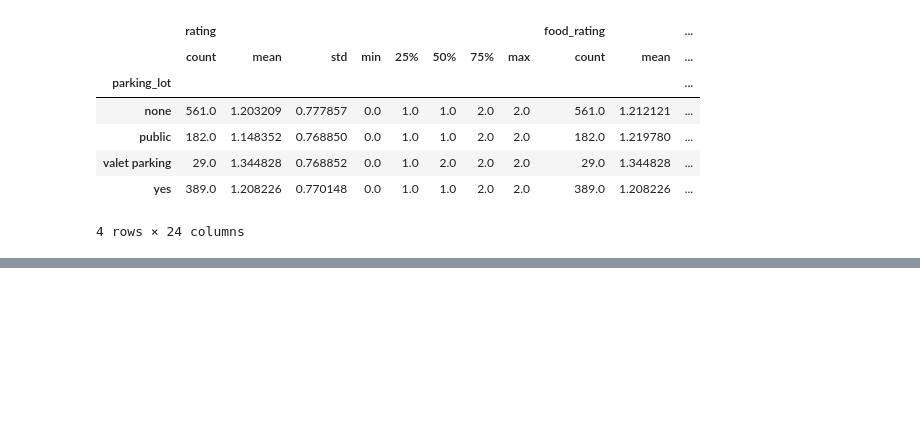
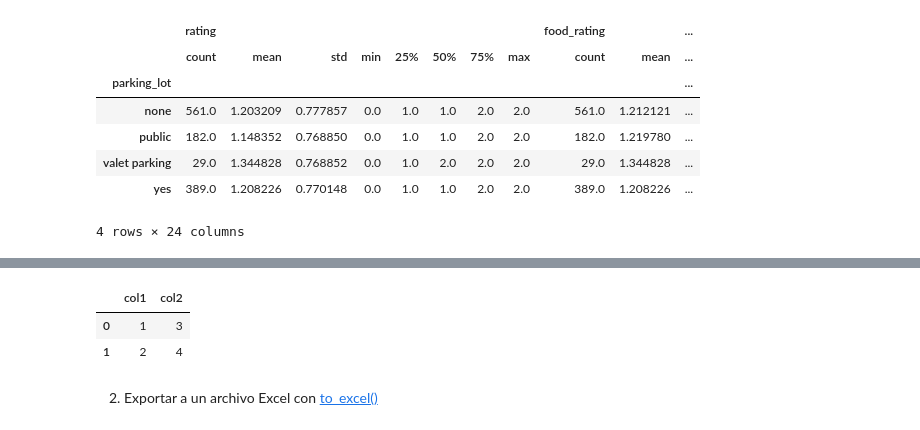
Before and after one commit to lgomezt/Intro_Python, a Jupyter notebook: Introducción al análisis de datos en Python/Modulo 2. Pandas/Scripts/Sesión 6. Merge y Group By.ipynb, the cells around one changed output, grey strips where cells are left out. Saved outputs shown, nothing was run; the diff lists cells and outputs as text; code cells hidden in the pictures; blank space fills up the shorter version.

Commit message:
Complementar modulo pandas

```diff
--- a/Introducción al análisis de datos en Python/Modulo 2. Pandas/Scripts/Sesión 6. Merge y Group By.ipynb
+++ b/Introducción al análisis de datos en Python/Modulo 2. Pandas/Scripts/Sesión 6. Merge y Group By.ipynb
@@ -574,6 +574,7 @@ ratings.groupby("parking_lot").agg(rating_media = ("rating", 'mean'),
 | valet parking | 1.344828 | 2 | 2.0 |
 | yes | 1.208226 | 2 | 1.0 |
 # %%
+pd.set_option('display.max_columns', None)
 ratings.groupby("parking_lot")[["rating", "food_rating", "service_rating"]].describe()
 # %% [output]
 |  | rating |  |  |  |  |  |  |  | food_rating |  | ... |
@@ -586,0 +592,8 @@ ratings.groupby("parking_lot")[["rating", "food_rating", "service_rating"]].desc
+# %%
+# Creamos un dataframe para el ejemplo
+df = pd.DataFrame({'col1': [1, 2], 'col2': [3, 4]})
+df
+# %% [output]
+|  | col1 | col2 |
+| 0 | 1 | 3 |
+| 1 | 2 | 4 |
@@ -586,0 +604,2 @@ ratings.groupby("parking_lot")[["rating", "food_rating", "service_rating"]].desc
+# %% [markdown]
+2. Exportar a un archivo Excel con [to_excel()](https://pandas.pydata.org/pandas-docs/stable/reference/api/pandas.DataFrame.to_excel.html)
```
Also changed, not shown: parts of 11 cells of this notebook, 44 other files.
